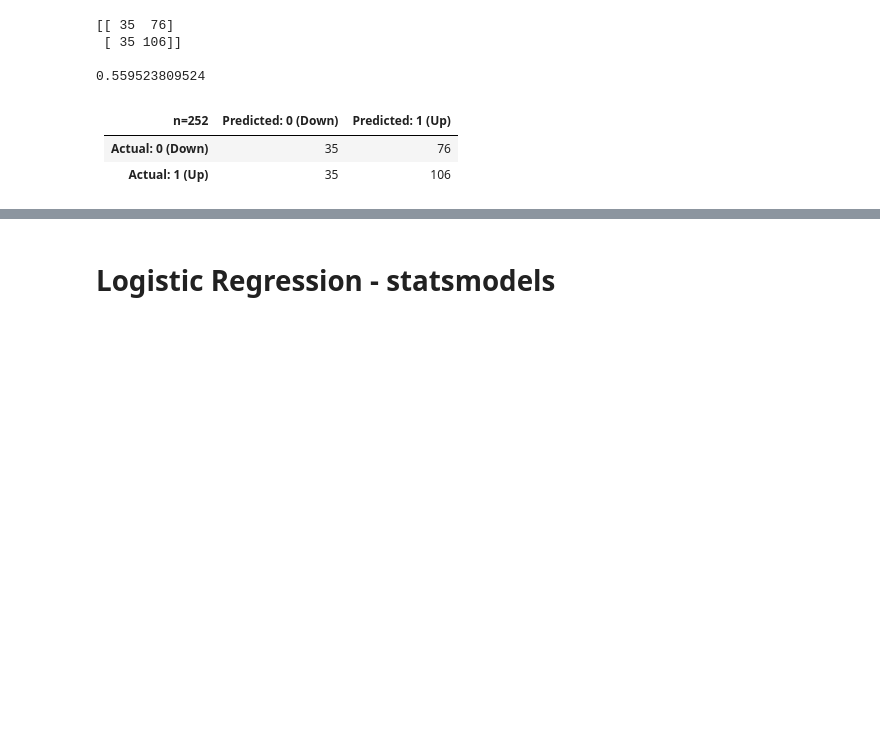
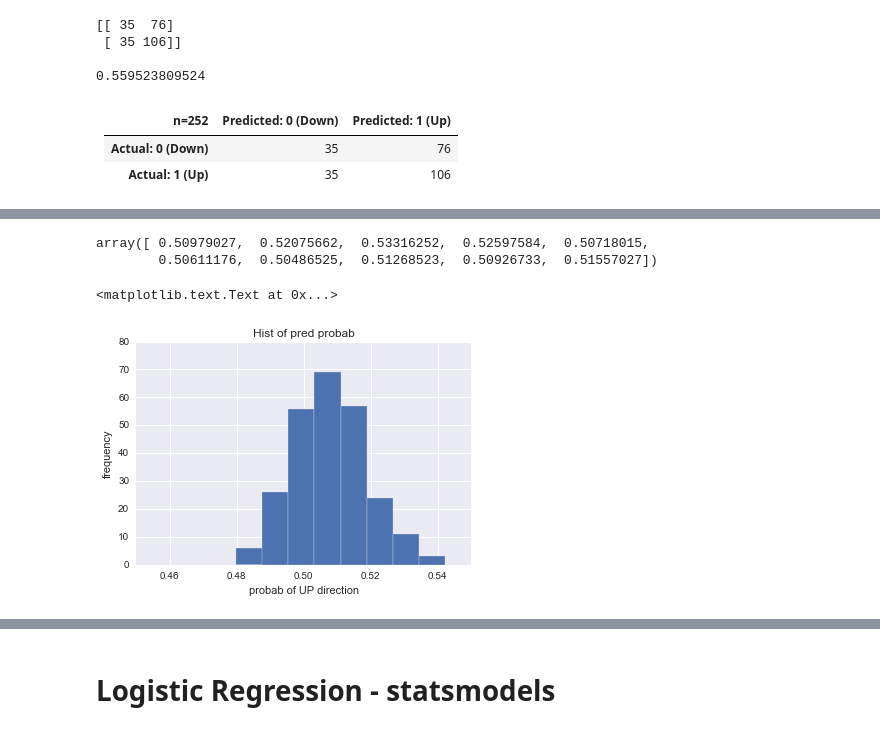
Before and after one commit to GucciTheCarpenter/ISLR_labs, a Jupyter notebook: ch04_Classification/classification.ipynb, the cells around one changed output, grey strips where cells are left out. Saved outputs shown, nothing was run; the diff lists cells and outputs as text; code cells hidden in the pictures; blank space fills up the shorter version.

```diff
--- a/ch04_Classification/classification.ipynb
+++ b/ch04_Classification/classification.ipynb
@@ -337,0 +351,22 @@ print metrics.accuracy_score(y_test, y_pred)
+# %%
+logit.predict_proba(X_test)[:10, 1]
+# %% [output]
+array([ 0.50979027,  0.52075662,  0.53316252,  0.52597584,  0.50718015,
+        0.50611176,  0.50486525,  0.51268523,  0.50926733,  0.51557027])
+# %%
+y_pred_prob = logit.predict_proba(X_test)[:, 1]
+# %%
+%matplotlib inline
+import matplotlib.pyplot as plt
+plt.rcParams['font.size'] = 14
+# %%
+# hist of predicted probabilities
+plt.hist(y_pred_prob, bins=8)
+plt.xlim(.45, .55)
+plt.ylim(0, 80)
+plt.title('Hist of pred probab')
+plt.xlabel('probab of UP direction')
+plt.ylabel('frequency')
+# %% [output]
+<matplotlib.text.Text at 0x...>
+[figure, added]
```
Also changed, not shown: parts of 37 cells of this notebook.
